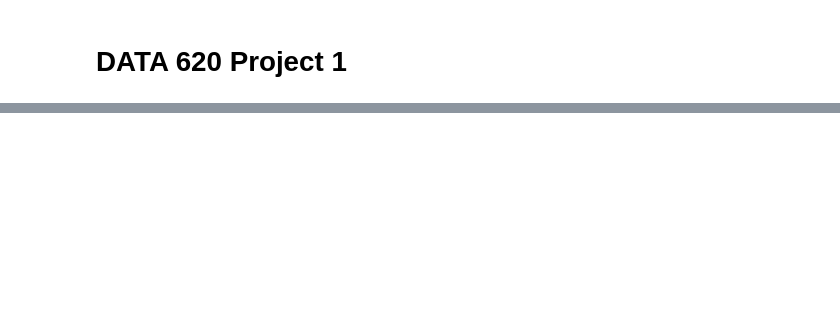
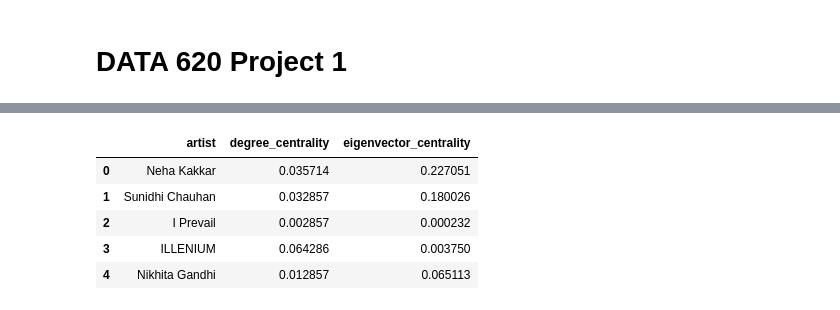
Before and after one commit to kevinhav/data_620, a Jupyter notebook: project1/project_1.ipynb, the cells around one changed output, grey strips where cells are left out. Saved outputs shown, nothing was run; the diff lists cells and outputs as text; code cells hidden in the pictures; blank space fills up the shorter version.

```diff
--- a/project1/project_1.ipynb
+++ b/project1/project_1.ipynb
@@ -99,0 +187,6 @@ plt.show()
+# %%
+largest_cc = max(nx.connected_components(G), key=len)
+G_cc = G.subgraph(largest_cc).copy()
+
+print("LCC nodes:", G_cc.number_of_nodes())
+print("LCC edges:", G_cc.number_of_edges())
@@ -99,0 +216,20 @@ plt.show()
+# %%
+# Degree centrality
+deg = nx.degree_centrality(G_cc)
+
+# Eigenvector centrality
+eig = nx.eigenvector_centrality(G_cc, max_iter=1000)
+
+cent_df = pd.DataFrame({
+    "artist": list(G_cc.nodes()),
+    "degree_centrality": [deg[a] for a in G_cc.nodes()],
+    "eigenvector_centrality": [eig[a] for a in G_cc.nodes()],
+})
+cent_df.head()
+# %% [output]
+|  | artist | degree_centrality | eigenvector_centrality |
+| 0 | Neha Kakkar | 0.035714 | 0.227051 |
+| 1 | Sunidhi Chauhan | 0.032857 | 0.180026 |
+| 2 | I Prevail | 0.002857 | 0.000232 |
+| 3 | ILLENIUM | 0.064286 | 0.003750 |
+| 4 | Nikhita Gandhi | 0.012857 | 0.065113 |
```
Also changed, not shown: parts of 25 cells of this notebook.
